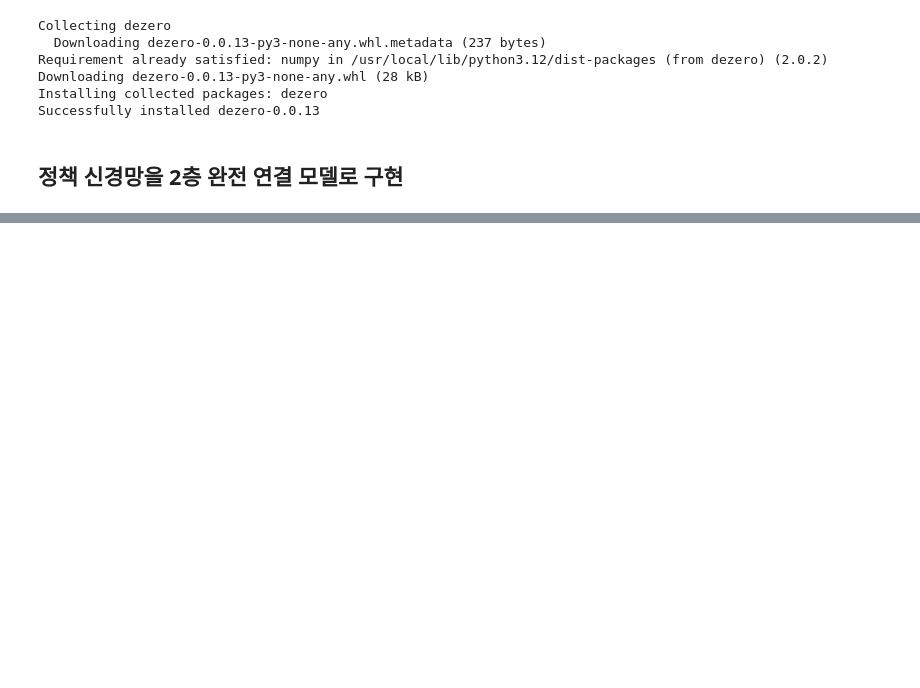
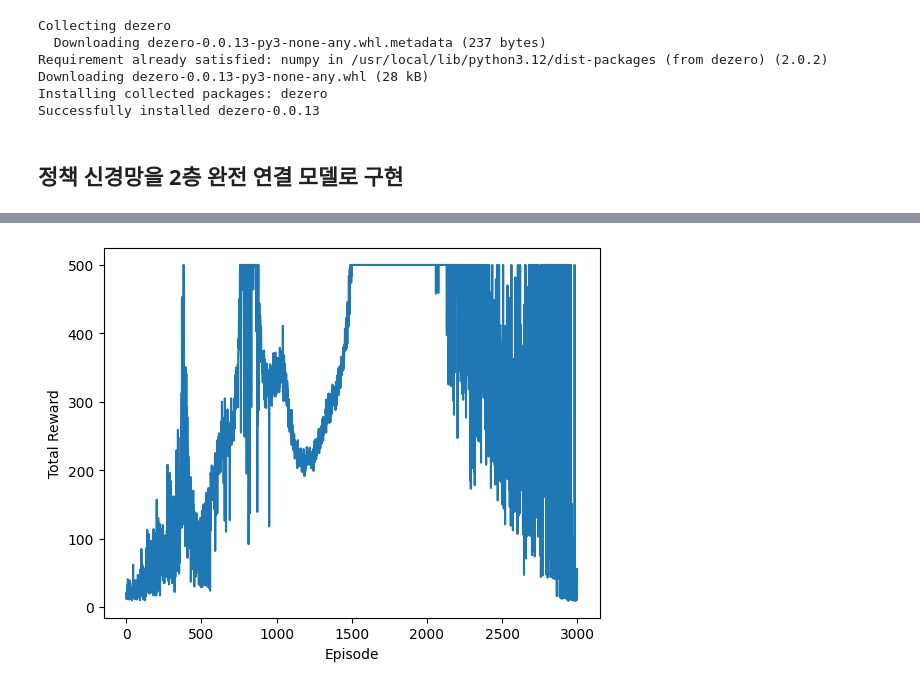
Before and after one commit to bu11ymaguire/studying, a Jupyter notebook: ReinforcementLearning/gradientPolicy.ipynb, the cells around one changed output, grey strips where cells are left out. Cells and saved outputs as stored; diff of their text form; code cells hidden in the pictures; blank space fills up the shorter version.

```diff
--- a/ReinforcementLearning/gradientPolicy.ipynb
+++ b/ReinforcementLearning/gradientPolicy.ipynb
@@ -123,0 +137,11 @@ plot_total_reward(reward_history)
+# %%
+class Policy(nn.Module):
+    def __init__(self,action_size):
+        super(Policy, self).__init__()
+        self.l1 = nn.Linear(4, 128)
+        self.l2 = nn.Linear(128, action_size)
+
+    def forward(self, x):
+        x = F.relu(self.l1(x))
+        x = F.softmax(self.l2(x), dim = 1)
+        return x
@@ -123,0 +187,21 @@ plot_total_reward(reward_history)
+# %%
+episodes = 3000
+env = gym.make('CartPole-v1')
+agent = Agent()
+reward_history = []
+for episode in range(episodes):
+    state = env.reset()[0]
+    done = False
+    total_reward = 0
+    while not done:
+        action, prob = agent.get_action(state)
+        next_state, reward, terminated, truncated, info = env.step(action)
+        done = terminated | truncated
+        agent.add(reward, prob)
+        state = next_state
+        total_reward += reward
+    agent.update()
+    reward_history.append(total_reward)
+
+    if (episode + 1) % 100 == 0:
+        print(f"Episode {episode + 1} / {episodes}: Total Reward = {total_reward}")
@@ -123,0 +226,9 @@ plot_total_reward(reward_history)
+# %%
+def plot_total_reward(reward_history):
+    plt.xlabel('Episode')
+    plt.ylabel('Total Reward')
+    plt.plot(range(len(reward_history)), reward_history)
+    plt.show()
+plot_total_reward(reward_history)
+# %% [output]
+[figure, added]
```
Also changed, not shown: parts of 6 cells of this notebook.
